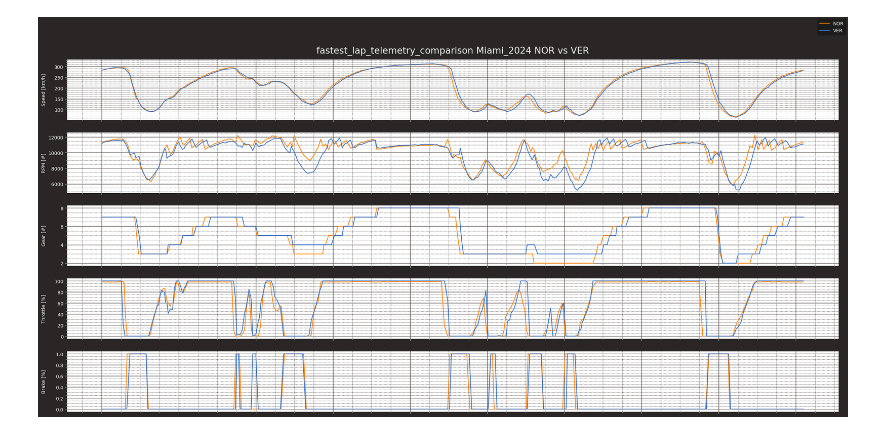
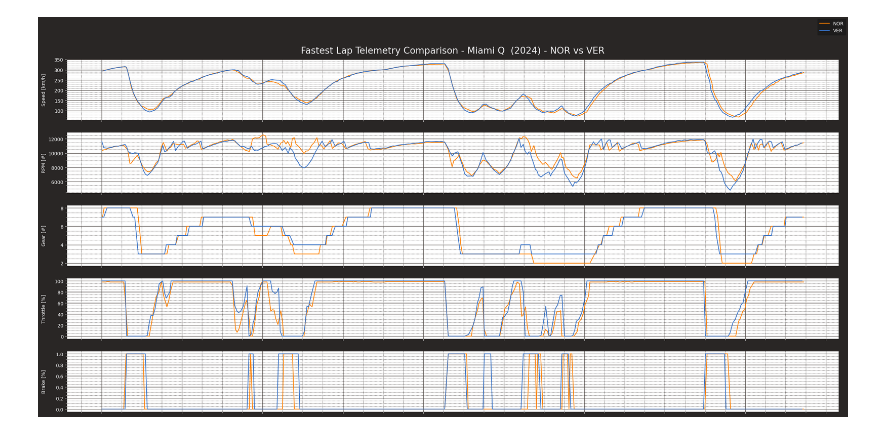
Before and after one commit to CharlotteGithub-prog/mclaren-performance-analysis-2024, a Jupyter notebook: plots/plot_telemetry.ipynb, the cells around one changed output. Drawn from its saved outputs; the diff is of its cells as text; code cells hidden in the pictures.

Commit message:
Add session type to plot

```diff
--- a/plots/plot_telemetry.ipynb
+++ b/plots/plot_telemetry.ipynb
@@ -25,7 +25,7 @@ cache_path = '/Users/charlotte/Desktop/mclaren-performance-analysis-2024/cache'
 ff1.Cache.enable_cache(cache_path)
 # %%
 # Define target session
-year, grand_prix, session = 2024, 'Miami', 'R'
+year, grand_prix, session = 2024, 'Miami', 'Q'
 
 # Load target session
 target_session = ff1.get_session(year, grand_prix, session)
@@ -85,13 +84,28 @@ telemetry_driver_1 = laps_driver_1.get_car_data().add_distance()
 telemetry_driver_2 = laps_driver_2.get_car_data().add_distance()
 # %%
 # Plot Telemetry
-plotting.setup_mpl(color_scheme='fastf1', misc_mpl_mods=False)
+plotting.setup_mpl(color_scheme='fastf1')
 
 subplots_number = 5 # Adjust to match number of plots included
 fig, ax = plt.subplots(subplots_number,figsize=(24,12))
 
 background = "white"
 title_color = 'silver' # '#6441a5'
+
+if session == 'Q':
+    session_type = 'Qualifying'
+elif session == 'R':
+    session_type = 'Grand Prix'
+elif session == 'Practice 1':
+    session_type = 'FP1'
+elif session == 'Practice 2':
+    session_type = 'FP2'
+elif session == 'Practice 3':
+    session_type = 'FP3'
+else:
+    session_type = 'Unknown Session'
+
+
 
 ax[0].set_facecolor(background)
 ax[1].set_facecolor(background)
@@ -138,7 +152,7 @@ fig.align_ylabels()
 fig.legend([driver_1,driver_2])
 
 
-plot_title = 'fastest_lap_telemetry_comparison '+grand_prix+'_'+str(year)+' '+driver_1+' vs '+driver_2
+plot_title = 'Fastest Lap Telemetry Comparison - '+grand_prix+' '+session_type+' ('+str(year)+') - '+driver_1+' vs '+driver_2
 ax[0].title.set_text(plot_title)
 plt.subplots_adjust(left=0.06 ,right=0.99, top=0.9, bottom=0.05)
 
@@ -148 +164 @@ plt.subplots_adjust(left=0.06 ,right=0.99, top=0.9, bottom=0.05)
-[figure, old version]
+[figure, new version]
```
Also changed, not shown: parts of 3 cells of this notebook.
